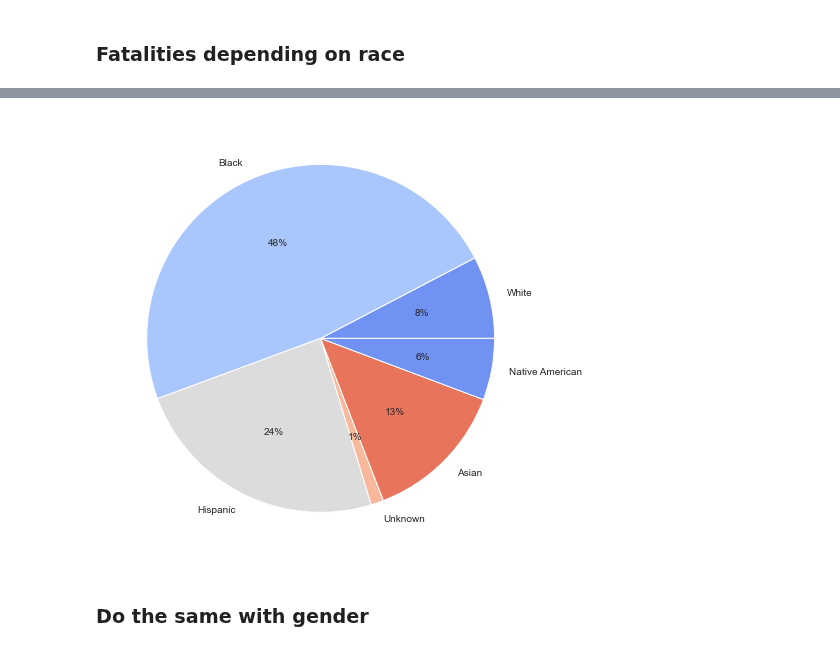
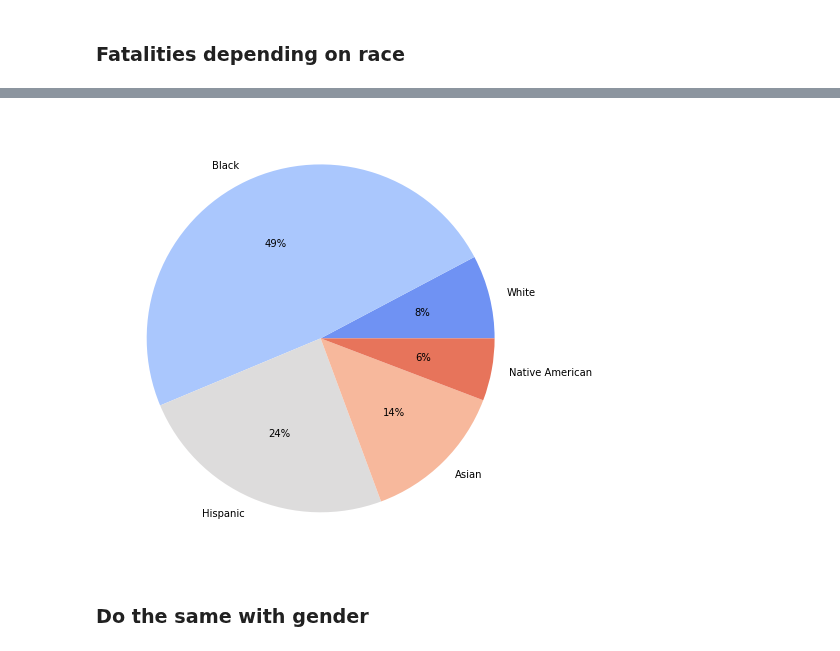
Before and after one commit to Brice-Vergnou/police-fatalities, a Jupyter notebook: eda.ipynb, the cells around one changed output, grey strips where cells are left out. Saved outputs shown, nothing was run; the diff lists cells and outputs as text; code cells hidden in the pictures.

```diff
--- a/eda.ipynb
+++ b/eda.ipynb
@@ -59,5 +76,5 @@ plt.pie(df_fatalities.race.value_counts(),
 # %%
-df_share_tmp = pd.DataFrame(df_fatalities.race.value_counts())
+df_share_tmp = pd.DataFrame(df_fatalities.race.value_counts()).drop("U",axis=0)
 df_share_tmp
 # %% [output]
 |  | race |
@@ -68,2 +84,6 @@ df_share_tmp
 | A | 39 |
 | N | 31 |
+# %%
+pop_2016 = 323.1e6 # Our data goes from 2015 to 2017, so it's the mean
+tot_death = df_share_tmp.sum()
+pop_2016, tot_death
@@ -70,9 +94,16 @@ df_share_tmp
+# %%
+# We're going to divide the number of death by race by the population by races
+pop_white = pop_2016 * (df_share_race_city.share_white.mean()/100)
+pop_black = pop_2016 * (df_share_race_city.share_black.mean()/100)
+pop_hispanic = pop_2016 * (df_share_race_city.share_hispanic.mean()/100)
+pop_asian = pop_2016 * (df_share_race_city.share_asian.mean()/100)
+pop_native_american = pop_2016 * (df_share_race_city.share_native_american.mean()/100)
 # %%
-df_share_tmp.iloc[0] = df_share_tmp.iloc[0] / (df_share_race_city.share_white.mean() / 100)
-df_share_tmp.iloc[1] = df_share_tmp.iloc[1] / (df_share_race_city.share_black.mean() / 100)
-df_share_tmp.iloc[2] = df_share_tmp.iloc[2] / (df_share_race_city.share_hispanic.mean() / 100)
-df_share_tmp.iloc[4] = df_share_tmp.iloc[4] / (df_share_race_city.share_asian.mean() / 100)
-df_share_tmp.iloc[5] = df_share_tmp.iloc[5] / (df_share_race_city.share_native_american.mean() / 100)
+df_share_tmp.iloc[0] = df_share_tmp.iloc[0] / pop_white
+df_share_tmp.iloc[1] = df_share_tmp.iloc[1] / pop_black
+df_share_tmp.iloc[2] = df_share_tmp.iloc[2] / pop_hispanic
+df_share_tmp.iloc[3] = df_share_tmp.iloc[3] / pop_asian
+df_share_tmp.iloc[4] = df_share_tmp.iloc[4] / pop_native_american
 # %%
 df_share_tmp
 # %% [output]
@@ -86,12 +127,12 @@ df_share_tmp
 # %%
 plt.figure(figsize=(8,8))
 
 plt.pie(df_share_tmp.race,
-       labels=["White","Black","Hispanic","Unknown", "Asian", "Native American"],
+       labels=["White","Black","Hispanic", "Asian", "Native American"],
        autopct='%.0f%%',
        colors=sns.color_palette("coolwarm",5));
 # %% [output]
-[figure, old version]
+[figure, new version]
 # %% [markdown]
 ### Do the same with gender
 # %%
```
Also changed, not shown: parts of 8 cells of this notebook, 1 other file.
